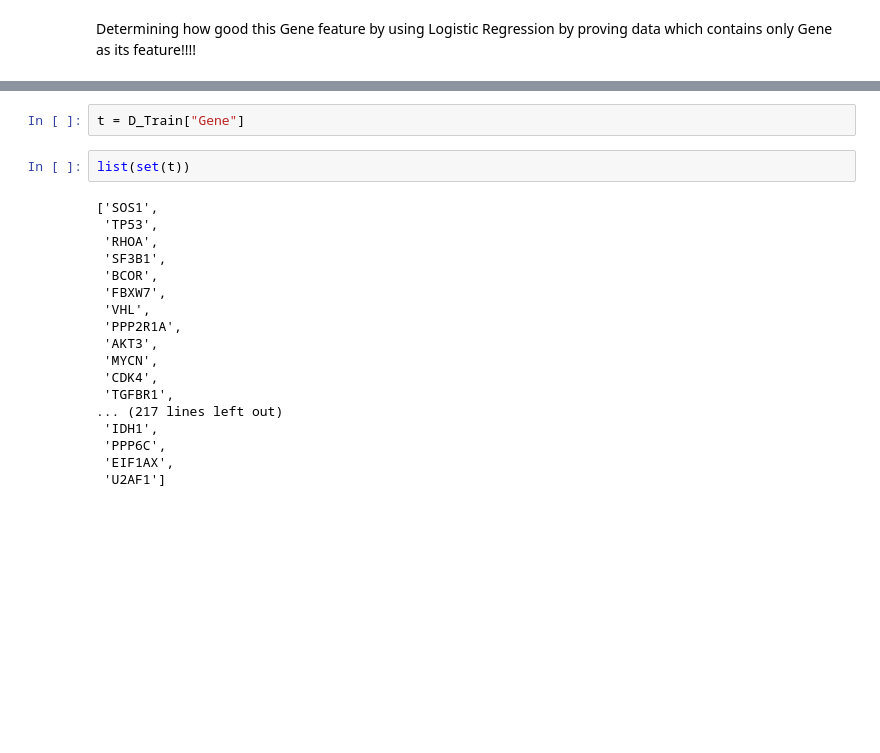
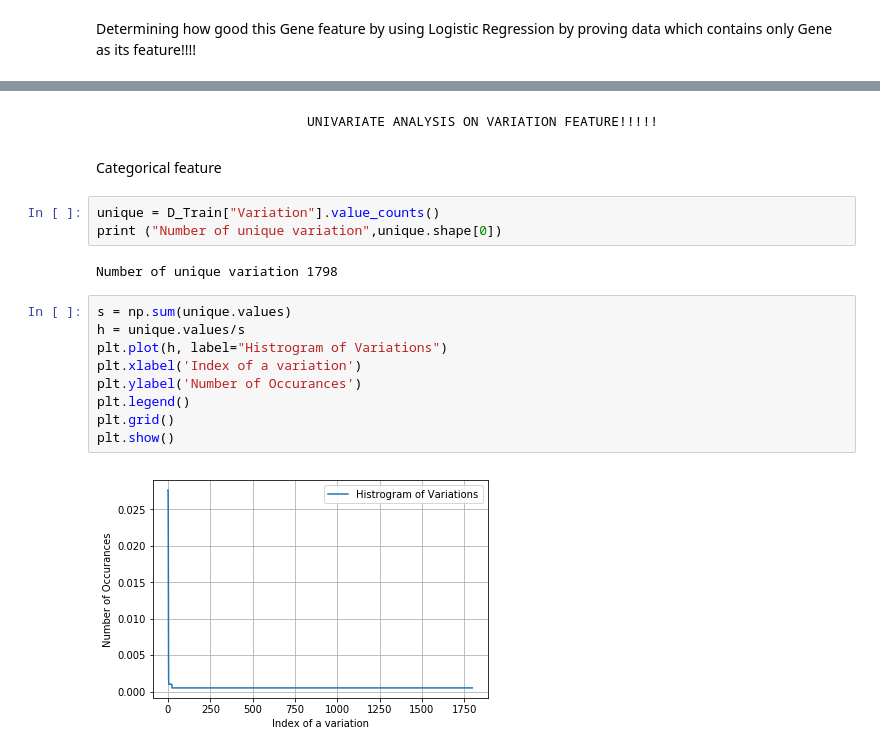
Before and after one commit to mehrayogesh208/Personalized-Cancer-Diagnosis, a Jupyter notebook: Personalized Cancer Diagnosis.ipynb, the cells around one changed output, grey strips where cells are left out. Saved outputs shown, nothing was run; the diff lists cells and outputs as text; blank space fills up the shorter version.

Commit message:
Univariate Analysis

```diff
--- a/Personalized Cancer Diagnosis.ipynb
+++ b/Personalized Cancer Diagnosis.ipynb
@@ -399,22 +403,20 @@ For values of alpha =  0.0001 The log loss on test data: 1.20034915982
-# %%
-t = D_Train["Gene"]
-# %%
-list(set(t))
-# %% [output]
-['SOS1',
- 'TP53',
- 'RHOA',
- 'SF3B1',
- 'BCOR',
- 'FBXW7',
- 'VHL',
- 'PPP2R1A',
- 'AKT3',
- 'MYCN',
- 'CDK4',
- 'TGFBR1',
-... (217 lines left out)
- 'IDH1',
- 'PPP6C',
- 'EIF1AX',
- 'U2AF1']
+# %% [markdown]
+                             UNIVARIATE ANALYSIS ON VARIATION FEATURE!!!!!
+# %% [markdown]
+Categorical feature
+# %%
+unique = D_Train["Variation"].value_counts()
+print ("Number of unique variation",unique.shape[0])
+# %% [output]
+Number of unique variation 1798
+# %%
+s = np.sum(unique.values)
+h = unique.values/s
+plt.plot(h, label="Histrogram of Variations")
+plt.xlabel('Index of a variation')
+plt.ylabel('Number of Occurances')
+plt.legend()
+plt.grid()
+plt.show()
+# %% [output]
+[figure, added]
```
Also changed, not shown: parts of 26 cells of this notebook.
